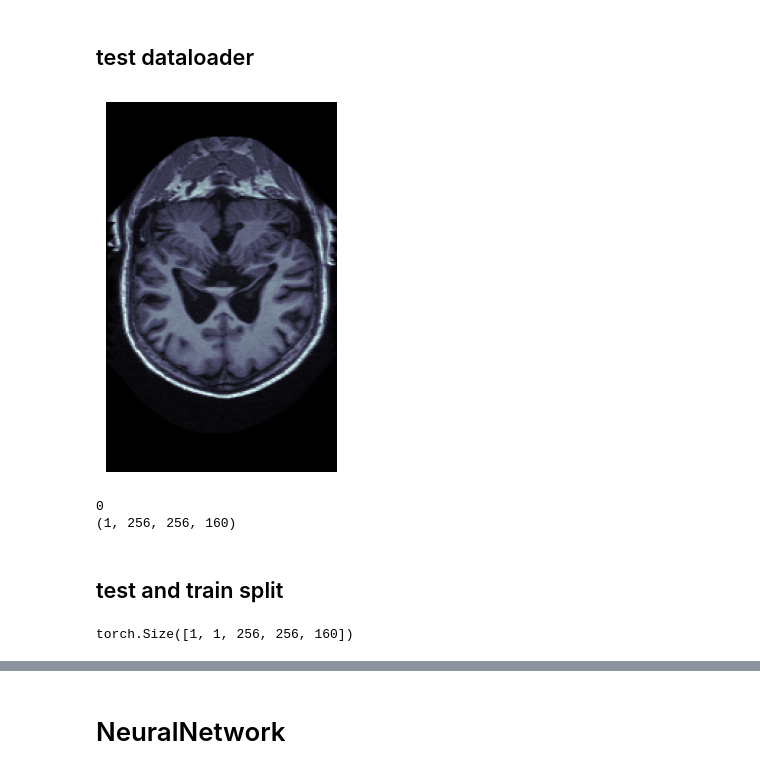
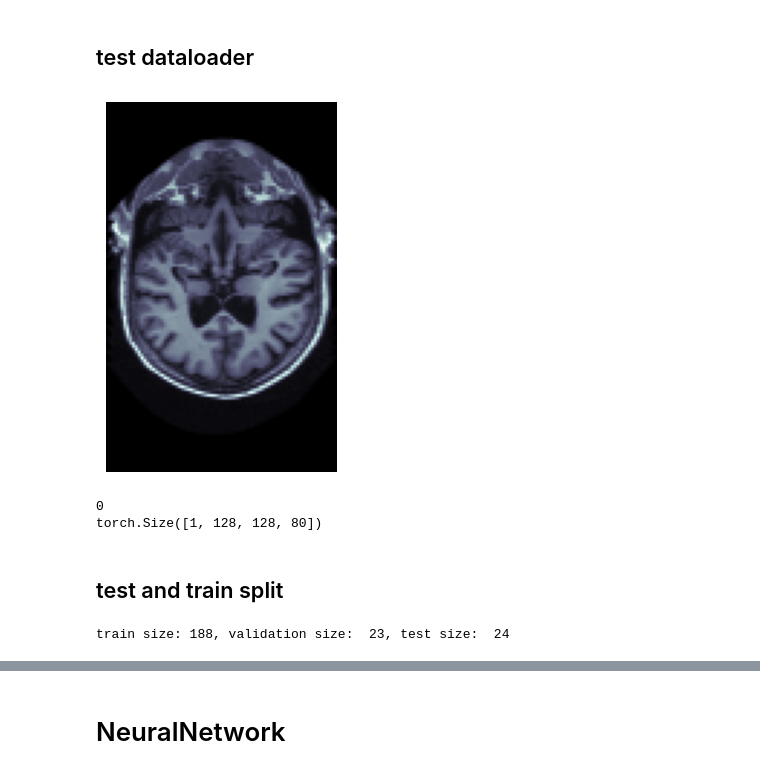
Before and after one commit to youzhiw/MedicalImaging, a Jupyter notebook: projects/OASIS/deeplearning.ipynb, the cells around one changed output, grey strips where cells are left out. Drawn from its saved outputs; the diff is of its cells as text; code cells hidden in the pictures.

```diff
--- a/projects/OASIS/deeplearning.ipynb
+++ b/projects/OASIS/deeplearning.ipynb
@@ -22,9 +25,23 @@ device(type='cuda', index=1)
 # %%
 data_path = "~/research/OASIS1/LST/S0001"
 annotations_file = "~/research/OASIS1/oasis_cross-sectional.csv"
+# %%
+class downsample(object):
+    def __init__(self, downscale_factor):
+        self.downscale_factor = downscale_factor
+
+    def __call__(self, sample):
+        sample = sample.float()
+        original_size = sample.size()
+        new_size = [int(original_size[0] * self.downscale_factor),
+                    int(original_size[1] * self.downscale_factor),
+                    int(original_size[2] * self.downscale_factor)]
+        downsampled_image = interpolate(sample.unsqueeze(0).unsqueeze(0), size = new_size, mode='trilinear', align_corners = False)
+        downsampled_image = downsampled_image.squeeze(0)
+        return downsampled_image
 # %%
 class OASIS(Dataset):
-    def __init__(self, annotations_file, data_path, transform=None):
+    def __init__(self, annotations_file, data_path, transform = None):
         # clean up the csv file so that only the ID and CDR columns are left
         self.labels = pd.read_csv(annotations_file)
         self.labels = self.labels[['ID', 'CDR']]
@@ -33,8 +50,8 @@ class OASIS(Dataset):
         self.labels['CDR'] = [1 if i> 0 else 0 for i in self.labels['CDR']]
 
         self.data_path = data_path
+
         self.transform = transform
-
 
     def __len__(self):
         return len(self.labels)
@@ -43,34 +60,37 @@ class OASIS(Dataset):
         img_filename = self.labels.iloc[idx, 0].replace("MR1", "S0001_T1_O_nu_acpc.nii")
         img_path = os.path.join(data_path, img_filename)
         nifti = nib.load(img_path)
-        img = np.float32(nifti.get_fdata()).reshape(1, 256, 256, 160)
+        img = np.float32(nifti.get_fdata())
+        img = torch.from_numpy(img)
+        if self.transform:
+            img = self.transform(img)
         label = self.labels.iloc[idx, 1]
         return img, label
 # %% [markdown]
 ## test dataloader
 # %%
-oasis = OASIS(annotations_file, data_path)
+halfsample = downsample(0.5)
+oasis = OASIS(annotations_file, data_path, halfsample)
 img, label = oasis[0]
-plt.imshow(img[0][96], cmap = 'bone')
+plt.imshow(img[0][50], cmap = 'bone')
 plt.axis('off')
 plt.show()
 print(label)
 print(img.shape)
 # %% [output]
-[figure, old version]
+[figure, new version]
 0
-(1, 256, 256, 160)
+torch.Size([1, 128, 128, 80])
 # %% [markdown]
 ## test and train split
 # %%
 train_size = int(0.8 * len(oasis))
-test_size = len(oasis) - train_size
-train_dataset, test_dataset = random_split(oasis, [train_size, test_size])
-train_loader = DataLoader(train_dataset, batch_size=1, shuffle=True)
-test_loader = DataLoader(test_dataset, batch_size=1, shuffle=True)
+valid_size = int(0.1 * len(oasis))
+test_size = len(oasis) - train_size - valid_size
+train_dataset, valid_dataset, test_dataset = random_split(oasis, [train_size, valid_size, test_size])
+train_loader = DataLoader(train_dataset, batch_size=2, shuffle=True)
+valid_loader = DataLoader(valid_dataset, batch_size = 2, shuffle= True)
+test_loader = DataLoader(test_dataset, batch_size=2, shuffle=True)
+print(f"train size: {train_size}, validation size:  {valid_size}, test size:  {test_size}")
+# %% [output]
+train size: 188, validation size:  23, test size:  24
-# %%
-img, label = next(iter(train_loader))
-
-print(img.shape)
-# %% [output]
-torch.Size([1, 1, 256, 256, 160])
```
Also changed, not shown: parts of 10 cells of this notebook.
